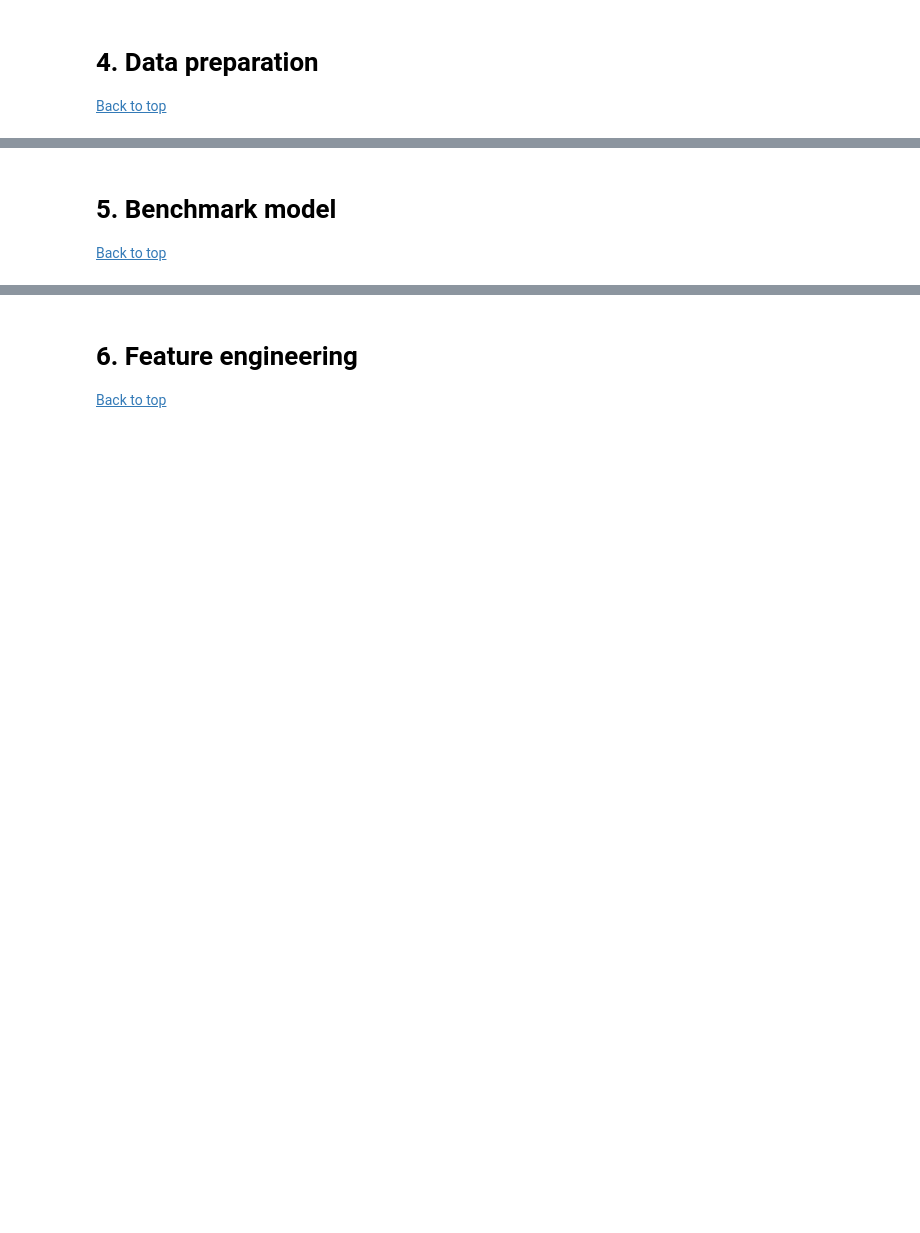
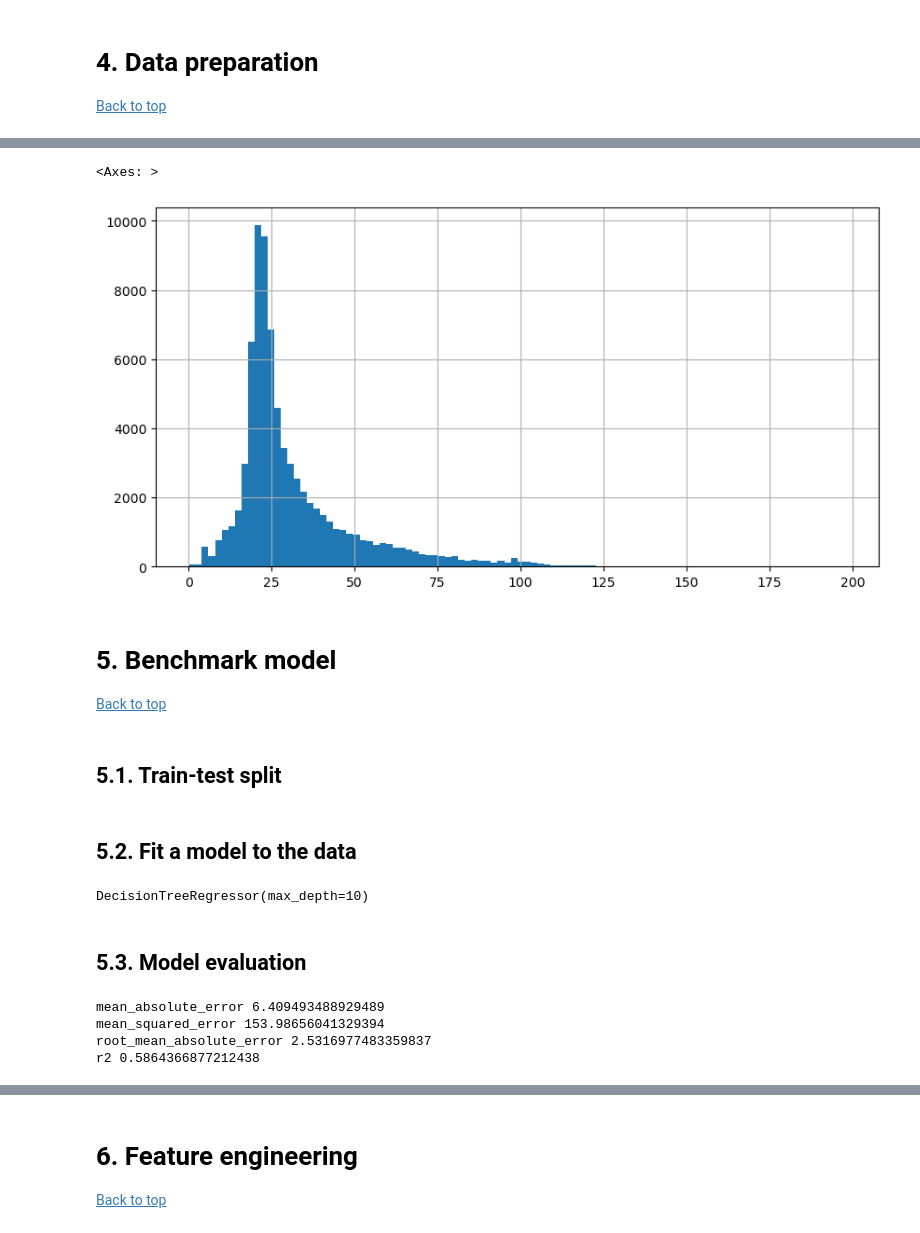
Before and after one commit to k-dalli/New-York-Taxi-Analysis, a Jupyter notebook: NYC Yellow taxi analysis.ipynb, the cells around one changed output, grey strips where cells are left out. Drawn from its saved outputs; the diff is of its cells as text; code cells hidden in the pictures; blank space fills up the shorter version.

```diff
--- a/NYC Yellow taxi analysis.ipynb
+++ b/NYC Yellow taxi analysis.ipynb
@@ -203,3 +338,8 @@ taxi_data['total_amount'].mean()
+# %%
+taxi_grouped_by_region['total_amount'].hist(figsize=(10,5), bins=100)
+# %% [output]
+<Axes: >
+[figure, added]
 # %% [markdown]
 # 5. Benchmark model <a id='benchmark_model'></a>
 [Back to top](#table_of_contents)
@@ -205,0 +353,2 @@ taxi_data['total_amount'].mean()
+# %% [markdown]
+## 5.1. Train-test split <a id='Train-test split'></a>
@@ -205,0 +364,30 @@ taxi_data['total_amount'].mean()
+# %% [markdown]
+## 5.2. Fit a model to the data <a id='Fit a model to the data'></a>
+# %%
+from sklearn.tree import DecisionTreeRegressor
+
+tree=DecisionTreeRegressor(max_depth=10)
+tree.fit(x_train_b,y_train_b)
+# %% [output]
+DecisionTreeRegressor(max_depth=10)
+# %% [markdown]
+## 5.3. Model evaluation <a id='Model evaluation'></a>
+# %%
+model_at_hand=tree
+
+y_pred_b=model_at_hand.predict(x_test_b)
+
+from sklearn.metrics import mean_absolute_error
+from sklearn.metrics import mean_squared_error
+from sklearn.metrics import r2_score
+from math import sqrt
+
+print('mean_absolute_error',mean_absolute_error(y_test_b,y_pred_b))
+print('mean_squared_error',mean_squared_error(y_test_b,y_pred_b))
+print('root_mean_absolute_error',sqrt(mean_absolute_error(y_test_b,y_pred_b)))
+print('r2',r2_score(y_test_b,y_pred_b))
+# %% [output]
+mean_absolute_error 6.409493488929489
+mean_squared_error 153.98656041329394
+root_mean_absolute_error 2.5316977483359837
+r2 0.5864366877212438
```
Also changed, not shown: parts of 54 cells of this notebook.
